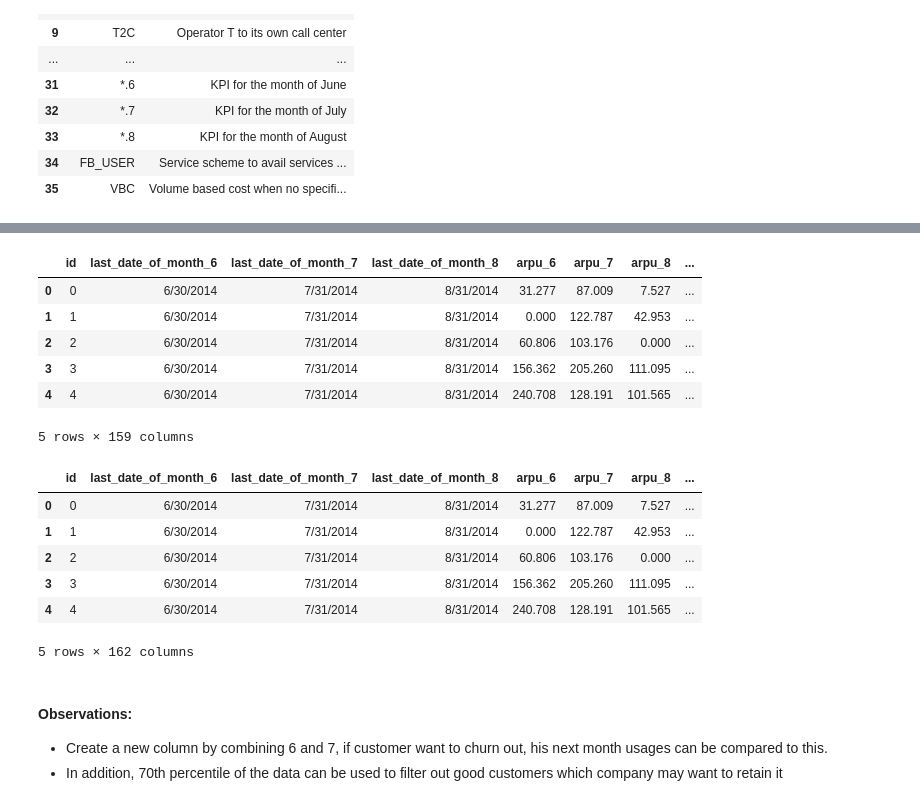
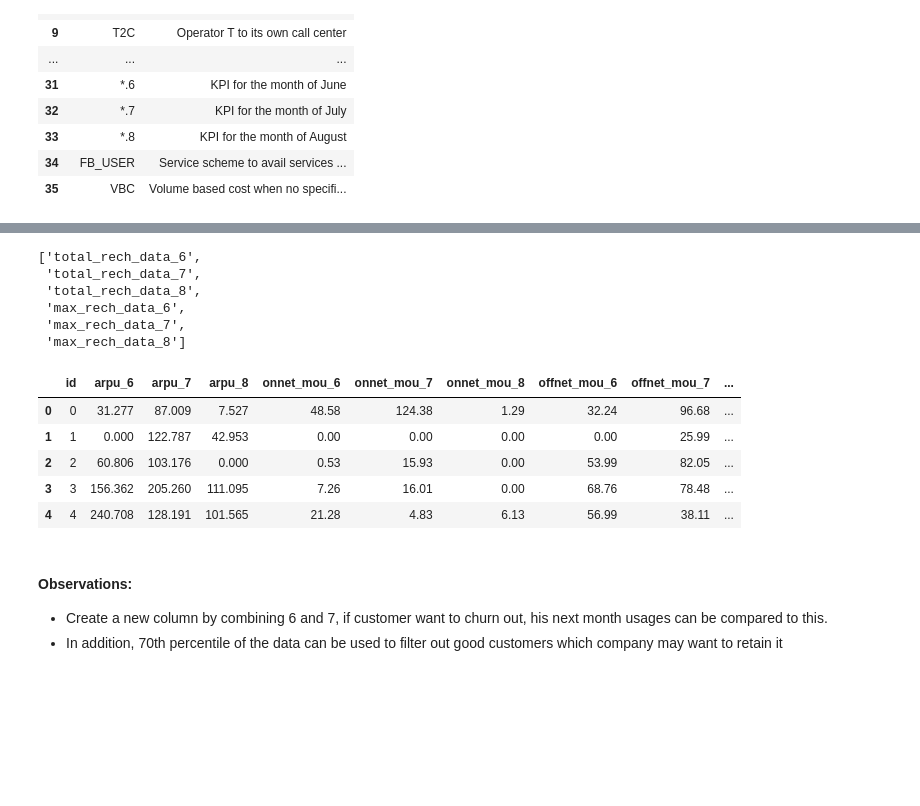
Before and after one commit to ps2420/telecom-churn-case-study, a Jupyter notebook: Pankaj_Singh_telecom_churn_case_Study.ipynb, the cells around one changed output, grey strips where cells are left out. Saved outputs shown, nothing was run; the diff lists cells and outputs as text; code cells hidden in the pictures; blank space fills up the shorter version.

```diff
--- a/Pankaj_Singh_telecom_churn_case_Study.ipynb
+++ b/Pankaj_Singh_telecom_churn_case_Study.ipynb
@@ -23,8 +23,8 @@ To reduce customer churn, telecom companies need to predict which customers are
 
 import numpy as np
 import pandas as pd
-pd.options.display.max_rows = 150
-pd.options.display.max_columns = 100
+pd.options.display.max_rows = 200
+pd.options.display.max_columns = 200
 
 import os
 import seaborn as sns
@@ -73,0 +70,4 @@ telecom_data.shape
+# %%
+#Load the test data set
+telecom_data_test = pd.read_csv("test.csv")
+telecom_data_test.head(5)
@@ -333,0 +359,14 @@ fill_na_columns_with_zero(telecom_data, telecom_data_cols_na)
+# %%
+# Select the object column data types & missing values and impute the non numerica values with zero
+obect_columns = telecom_data.select_dtypes(include='object').columns.tolist()
+
+# selected the columns with missing values
+columns_with_missing_values = print_column_with_missing_values(telecom_data)
+columns_with_missing_values = list(columns_with_missing_values.index)
+
+# impute the column values to zero
+telecom_data_cols_na = []
+for column in columns_with_missing_values:
+    if (column not in obect_columns):
+        telecom_data[column].fillna(0, inplace=True)
+        telecom_data_test[column].fillna(0, inplace=True)
@@ -417,4 +397,8 @@ telecom_data_cols_drop = ['date_of_last_rech_data_6', 'date_of_last_rech_data_7'
 telecom_data_cols_drop = telecom_data_cols_drop + ['date_of_last_rech_6', 'date_of_last_rech_7', 'date_of_last_rech_8']
 
 telecom_data.drop(telecom_data_cols_drop, axis=1, inplace = True)
+# %%
+# Last date of month is always constant and these columns can be safely dropped
+telecom_data_cols_drop = ['last_date_of_month_6', 'last_date_of_month_7', 'last_date_of_month_8']
+telecom_data.drop(telecom_data_cols_drop, axis=1, inplace = True)
 # %%
@@ -484,31 +493,32 @@ Telecom industry aim is to retain highly profitable customers and getting a new
+# %%
+# Check for columsn with rech_data
+filter_columns_with_keyword(telecom_data, 'rech_data')
+# %% [output]
+['total_rech_data_6',
+ 'total_rech_data_7',
+ 'total_rech_data_8',
+ 'max_rech_data_6',
+ 'max_rech_data_7',
+ 'max_rech_data_8']
 # %%
-# Create a new column by combining total_rech_data + av_rech_amt_data, take the threshold and filter out good customers.
-telecom_data['total_data_rech_amt_6'] = telecom_data['total_rech_data_6'] * telecom_data['av_rech_amt_data_6']
-telecom_data['total_data_rech_amt_7'] = telecom_data['total_rech_data_7'] * telecom_data['av_rech_amt_data_7']
-telecom_data['total_data_rech_amt_8'] = telecom_data['total_rech_data_8'] * telecom_data['av_rech_amt_data_8']
+# Create a new column by combining rech_data_amount & rech_amount
+telecom_data['total_rech_6'] = telecom_data['total_rech_amt_6'] + telecom_data['total_rech_data_6'] * telecom_data['av_rech_amt_data_6']
+telecom_data['total_rech_7'] = telecom_data['total_rech_amt_7'] + telecom_data['total_rech_data_7'] * telecom_data['av_rech_amt_data_7']
+telecom_data['total_rech_8'] = telecom_data['total_rech_amt_8'] + telecom_data['total_rech_data_8'] * telecom_data['av_rech_amt_data_8']
+
+# operation on test data set.
+telecom_data_test['total_rech_6'] = telecom_data_test['total_rech_amt_6'] + telecom_data_test['total_rech_data_6'] * telecom_data_test['av_rech_amt_data_6']
+telecom_data_test['total_rech_7'] = telecom_data_test['total_rech_amt_7'] + telecom_data_test['total_rech_data_7'] * telecom_data_test['av_rech_amt_data_7']
+telecom_data_test['total_rech_8'] = telecom_data_test['total_rech_amt_8'] + telecom_data_test['total_rech_data_8'] * telecom_data_test['av_rech_amt_data_8']
+
 telecom_data.head(5)
 # %% [output]
-|  | id | last_date_of_month_6 | last_date_of_month_7 | last_date_of_month_8 | arpu_6 | arpu_7 | arpu_8 | ... |
-| 0 | 0 | 6/30/2014 | 7/31/2014 | 8/31/2014 | 31.277 | 87.009 | 7.527 | ... |
-| 1 | 1 | 6/30/2014 | 7/31/2014 | 8/31/2014 | 0.000 | 122.787 | 42.953 | ... |
-| 2 | 2 | 6/30/2014 | 7/31/2014 | 8/31/2014 | 60.806 | 103.176 | 0.000 | ... |
-| 3 | 3 | 6/30/2014 | 7/31/2014 | 8/31/2014 | 156.362 | 205.260 | 111.095 | ... |
-| 4 | 4 | 6/30/2014 | 7/31/2014 | 8/31/2014 | 240.708 | 128.191 | 101.565 | ... |
+|  | id | arpu_6 | arpu_7 | arpu_8 | onnet_mou_6 | onnet_mou_7 | onnet_mou_8 | offnet_mou_6 | offnet_mou_7 | ... |
+| 0 | 0 | 31.277 | 87.009 | 7.527 | 48.58 | 124.38 | 1.29 | 32.24 | 96.68 | ... |
+| 1 | 1 | 0.000 | 122.787 | 42.953 | 0.00 | 0.00 | 0.00 | 0.00 | 25.99 | ... |
+| 2 | 2 | 60.806 | 103.176 | 0.000 | 0.53 | 15.93 | 0.00 | 53.99 | 82.05 | ... |
+| 3 | 3 | 156.362 | 205.260 | 111.095 | 7.26 | 16.01 | 0.00 | 68.76 | 78.48 | ... |
+| 4 | 4 | 240.708 | 128.191 | 101.565 | 21.28 | 4.83 | 6.13 | 56.99 | 38.11 | ... |
-5 rows × 159 columns
-# %%
-# Create a new column by combining rech_data_amount & rech_amount
-telecom_data['total_rech_6'] = telecom_data['total_data_rech_amt_6'] + telecom_data['total_rech_amt_6']
-telecom_data['total_rech_7'] = telecom_data['total_data_rech_amt_7'] + telecom_data['total_rech_amt_7']
-telecom_data['total_rech_8'] = telecom_data['total_data_rech_amt_8'] + telecom_data['total_rech_amt_8']
-telecom_data.head(5)
-# %% [output]
-|  | id | last_date_of_month_6 | last_date_of_month_7 | last_date_of_month_8 | arpu_6 | arpu_7 | arpu_8 | ... |
-| 0 | 0 | 6/30/2014 | 7/31/2014 | 8/31/2014 | 31.277 | 87.009 | 7.527 | ... |
-| 1 | 1 | 6/30/2014 | 7/31/2014 | 8/31/2014 | 0.000 | 122.787 | 42.953 | ... |
-| 2 | 2 | 6/30/2014 | 7/31/2014 | 8/31/2014 | 60.806 | 103.176 | 0.000 | ... |
-| 3 | 3 | 6/30/2014 | 7/31/2014 | 8/31/2014 | 156.362 | 205.260 | 111.095 | ... |
-| 4 | 4 | 6/30/2014 | 7/31/2014 | 8/31/2014 | 240.708 | 128.191 | 101.565 | ... |
-5 rows × 162 columns
 # %% [markdown]
 #### Observations:
 - Create a new column by combining 6 and 7, if customer want to churn out, his next month usages can be compared to this.
```
Also changed, not shown: parts of 84 cells of this notebook.
